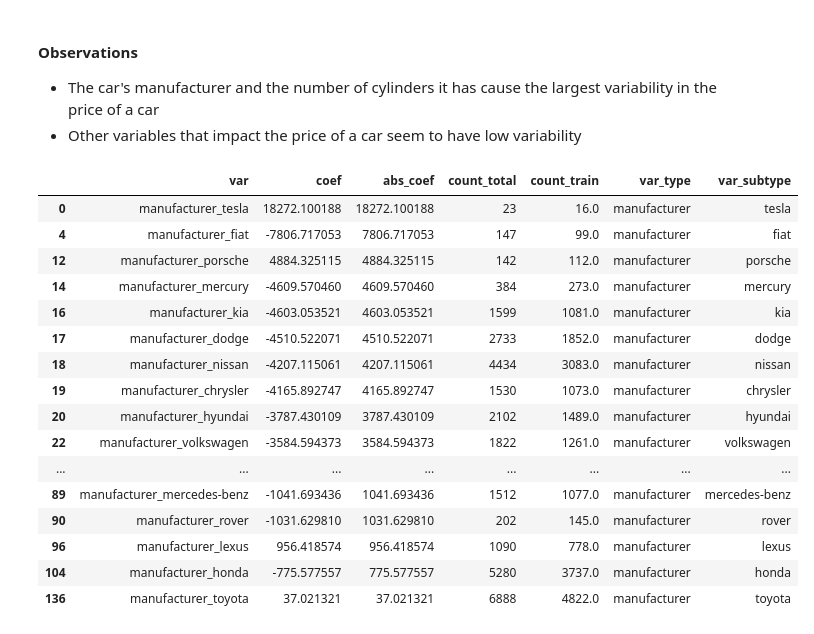
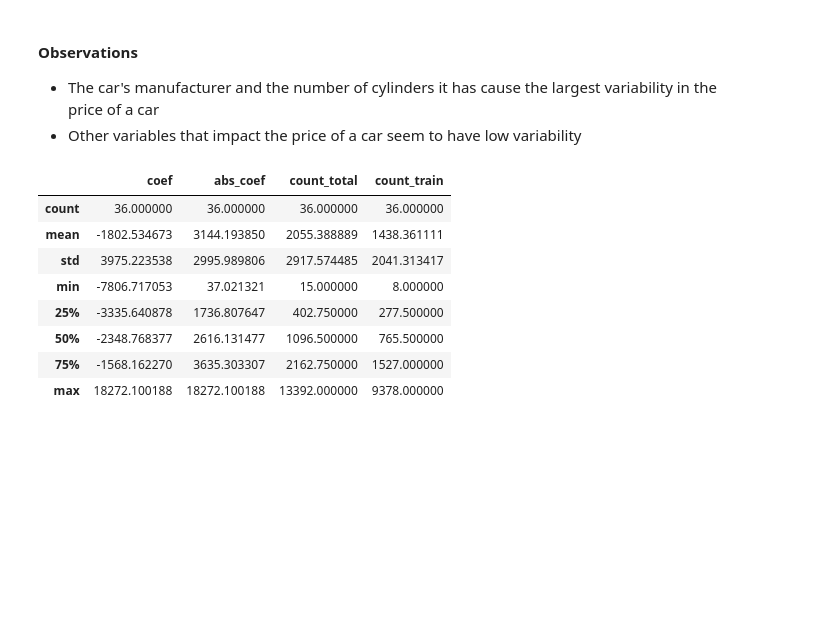
Before and after one commit to solverprime/dsnd-used-car-prices, a Jupyter notebook: Used_car_price_prediction.ipynb, the cells around one changed output. Cells and saved outputs as stored; diff of their text form; code cells hidden in the pictures; blank space fills up the shorter version.

```diff
--- a/Used_car_price_prediction.ipynb
+++ b/Used_car_price_prediction.ipynb
@@ -514,6 +512,7 @@ print(df.shape)
 def coef_weights(coefficients, X_train):
     '''
     INPUT:
+    SOURCE: modified version from Udacity - Data Science course
     coefficients - the coefficients of the linear model
     X_train - the training data, so the column names can be used
     OUTPUT:
@@ -591,22 +590,14 @@ g.fig.set_size_inches(20,6)
 - The car's manufacturer and the number of cylinders it has cause the largest variability in the price of a car
 - Other variables that impact the price of a car seem to have low variability
 # %%
-coef_df[coef_df['var_type']=='manufacturer']
+coef_df[coef_df['var_type']=='manufacturer'].describe()
 # %% [output]
-|  | var | coef | abs_coef | count_total | count_train | var_type | var_subtype |
-| 0 | manufacturer_tesla | 18272.100188 | 18272.100188 | 23 | 16.0 | manufacturer | tesla |
-| 4 | manufacturer_fiat | -7806.717053 | 7806.717053 | 147 | 99.0 | manufacturer | fiat |
-| 12 | manufacturer_porsche | 4884.325115 | 4884.325115 | 142 | 112.0 | manufacturer | porsche |
-| 14 | manufacturer_mercury | -4609.570460 | 4609.570460 | 384 | 273.0 | manufacturer | mercury |
-| 16 | manufacturer_kia | -4603.053521 | 4603.053521 | 1599 | 1081.0 | manufacturer | kia |
-| 17 | manufacturer_dodge | -4510.522071 | 4510.522071 | 2733 | 1852.0 | manufacturer | dodge |
-| 18 | manufacturer_nissan | -4207.115061 | 4207.115061 | 4434 | 3083.0 | manufacturer | nissan |
-| 19 | manufacturer_chrysler | -4165.892747 | 4165.892747 | 1530 | 1073.0 | manufacturer | chrysler |
-| 20 | manufacturer_hyundai | -3787.430109 | 3787.430109 | 2102 | 1489.0 | manufacturer | hyundai |
-| 22 | manufacturer_volkswagen | -3584.594373 | 3584.594373 | 1822 | 1261.0 | manufacturer | volkswagen |
-| ... | ... | ... | ... | ... | ... | ... | ... |
-| 89 | manufacturer_mercedes-benz | -1041.693436 | 1041.693436 | 1512 | 1077.0 | manufacturer | mercedes-benz |
-| 90 | manufacturer_rover | -1031.629810 | 1031.629810 | 202 | 145.0 | manufacturer | rover |
-| 96 | manufacturer_lexus | 956.418574 | 956.418574 | 1090 | 778.0 | manufacturer | lexus |
-| 104 | manufacturer_honda | -775.577557 | 775.577557 | 5280 | 3737.0 | manufacturer | honda |
-| 136 | manufacturer_toyota | 37.021321 | 37.021321 | 6888 | 4822.0 | manufacturer | toyota |
+|  | coef | abs_coef | count_total | count_train |
+| count | 36.000000 | 36.000000 | 36.000000 | 36.000000 |
+| mean | -1802.534673 | 3144.193850 | 2055.388889 | 1438.361111 |
+| std | 3975.223538 | 2995.989806 | 2917.574485 | 2041.313417 |
+| min | -7806.717053 | 37.021321 | 15.000000 | 8.000000 |
+| 25% | -3335.640878 | 1736.807647 | 402.750000 | 277.500000 |
+| 50% | -2348.768377 | 2616.131477 | 1096.500000 | 765.500000 |
+| 75% | -1568.162270 | 3635.303307 | 2162.750000 | 1527.000000 |
+| max | 18272.100188 | 18272.100188 | 13392.000000 | 9378.000000 |
```
Also changed, not shown: parts of 2 cells of this notebook.
